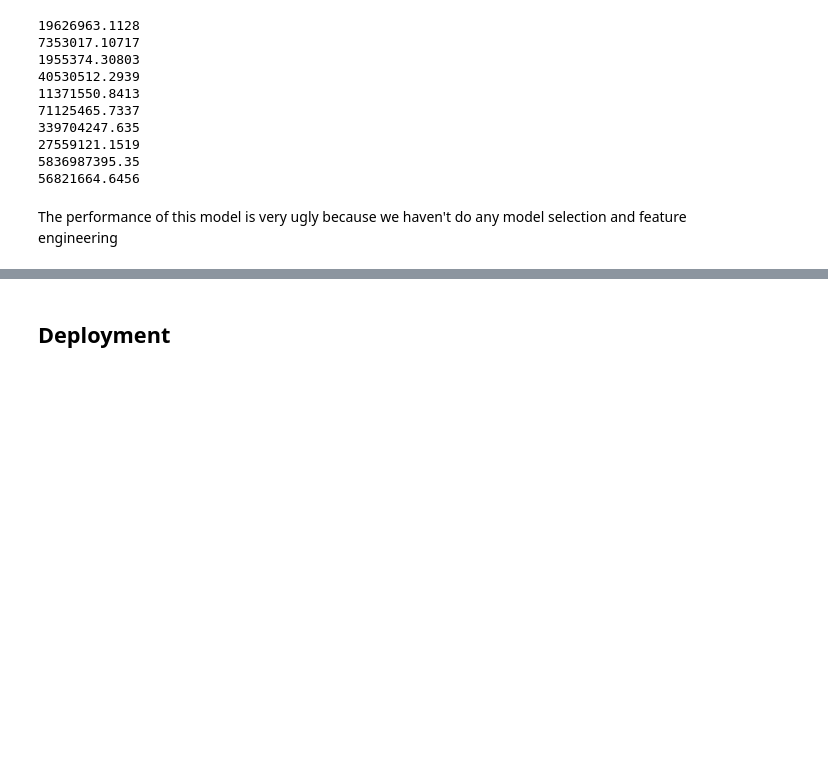
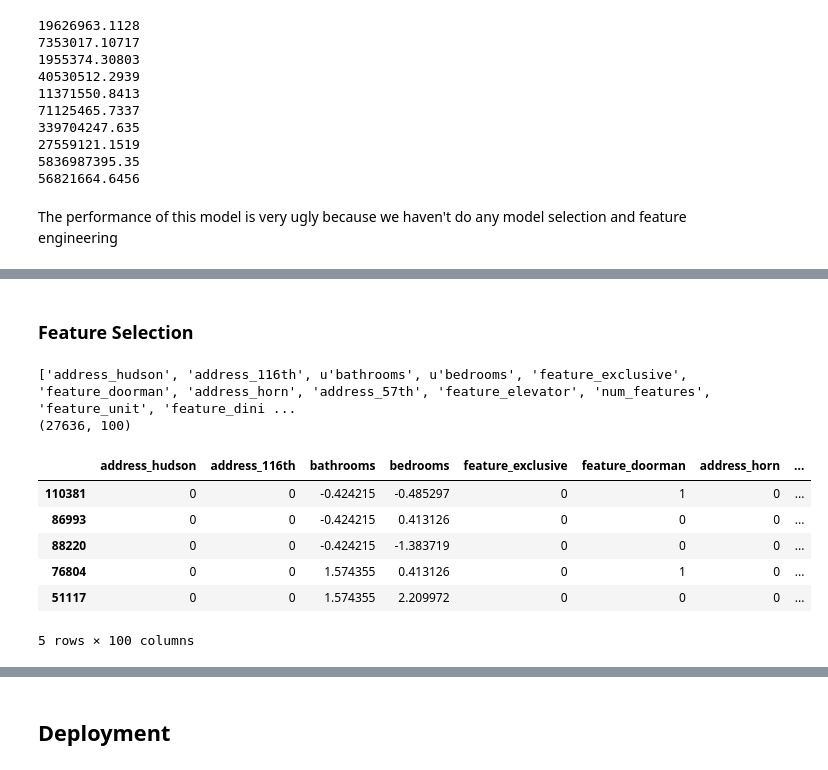
Before and after one commit to Charlespartina/DS1001-Project, a Jupyter notebook: notebook/Final Project.ipynb, the cells around one changed output, grey strips where cells are left out. Saved outputs shown, nothing was run; the diff lists cells and outputs as text; code cells hidden in the pictures; blank space fills up the shorter version.

```diff
--- a/notebook/Final Project.ipynb
+++ b/notebook/Final Project.ipynb
@@ -83,7 +84,7 @@ We are spliting the available data into training set and test set
 def data_split(df):
     df_y = df[['price']]
     df_X = df.drop('price', axis=1)
-    X_train, X_test, y_train, y_test = train_test_split(df_X, df_y, test_size=0.3, random_state=0)
+    X_train, X_test, y_train, y_test = train_test_split(df_X, df_y, test_size=0.2, random_state=0)
     return X_train, X_test, y_train, y_test
 X_train, X_test, y_train, y_test = data_split(df)
 print X_train.shape, X_test.shape, y_train.shape, y_test.shape
@@ -397,3 +257,12 @@ R2: -66.434982587
+# %%
+# Filter Method: f-regression
+def freg(X, y, num=-1):
+    cols = X.columns
+    if num == -1:
+        num = 10
+    fs,ps = f_regression(X,y.values)
+    sidx = sorted(range(len(cols)), key=lambda x: ps[x])[:num]
+    return [cols[i] for i in sidx]
 # %% [markdown]
 ### Gradient Boosting
 # %%
@@ -431,0 +305,21 @@ The performance of this model is very ugly because we haven't do any model selec
+# %%
+# Split Validation Set
+X_train_set, X_val_set, y_train_set, y_val_set = train_test_split(X_train, y_train, test_size=0.3, random_state=0)
+print X_train_set.shape, X_val_set.shape, X_test.shape
+
+# Add Feature Lengths
+X_train_new = feature_extraction(X_train_set)
+X_val_new = feature_extraction(X_val_set)
+X_test_new = feature_extraction(X_test)
+
+# Address/Tag Feature Extraction
+# Notice that we only create word vector from training data
+X_train_merge, X_val_merge, X_test_merge = process_address(X_train_new, X_val_new, X_test_new)
+X_train_merge, X_val_merge, X_test_merge = process_tags(X_train_merge, X_val_merge, X_test_merge)
+
+# Numerical Feature Standardization
+X_train_numeric_merge = select_numeric_rescale(X_train_merge)
+X_val_numeric_merge = select_numeric_rescale(X_val_merge)
+X_test_numeric_merge = select_numeric_rescale(X_test_merge)
+
+print X_train_numeric_merge.shape, X_val_numeric_merge.shape, X_test_numeric_merge.shape
@@ -431,0 +335,2 @@ The performance of this model is very ugly because we haven't do any model selec
+# %% [markdown]
+### Feature Selection
@@ -431,0 +346,14 @@ The performance of this model is very ugly because we haven't do any model selec
+# %%
+X_train_final, X_val_final, X_test_final = featureSelFre(X_train_numeric_merge, y_train_set, X_val_numeric_merge, X_test_numeric_merge, 100)
+print X_train_final.shape
+X_train_final.head()
+# %% [output]
+['address_hudson', 'address_116th', u'bathrooms', u'bedrooms', 'feature_exclusive', 'feature_doorman', 'address_horn', 'address_57th', 'feature_elevator', 'num_features', 'feature_unit', 'feature_dini ...
+(27636, 100)
+|  | address_hudson | address_116th | bathrooms | bedrooms | feature_exclusive | feature_doorman | address_horn | ... |
+| 110381 | 0 | 0 | -0.424215 | -0.485297 | 0 | 1 | 0 | ... |
+| 86993 | 0 | 0 | -0.424215 | 0.413126 | 0 | 0 | 0 | ... |
+| 88220 | 0 | 0 | -0.424215 | -1.383719 | 0 | 0 | 0 | ... |
+| 76804 | 0 | 0 | 1.574355 | 0.413126 | 0 | 1 | 0 | ... |
+| 51117 | 0 | 0 | 1.574355 | 2.209972 | 0 | 0 | 0 | ... |
+5 rows × 100 columns
```
Also changed, not shown: parts of 38 cells of this notebook, 4 other files.
